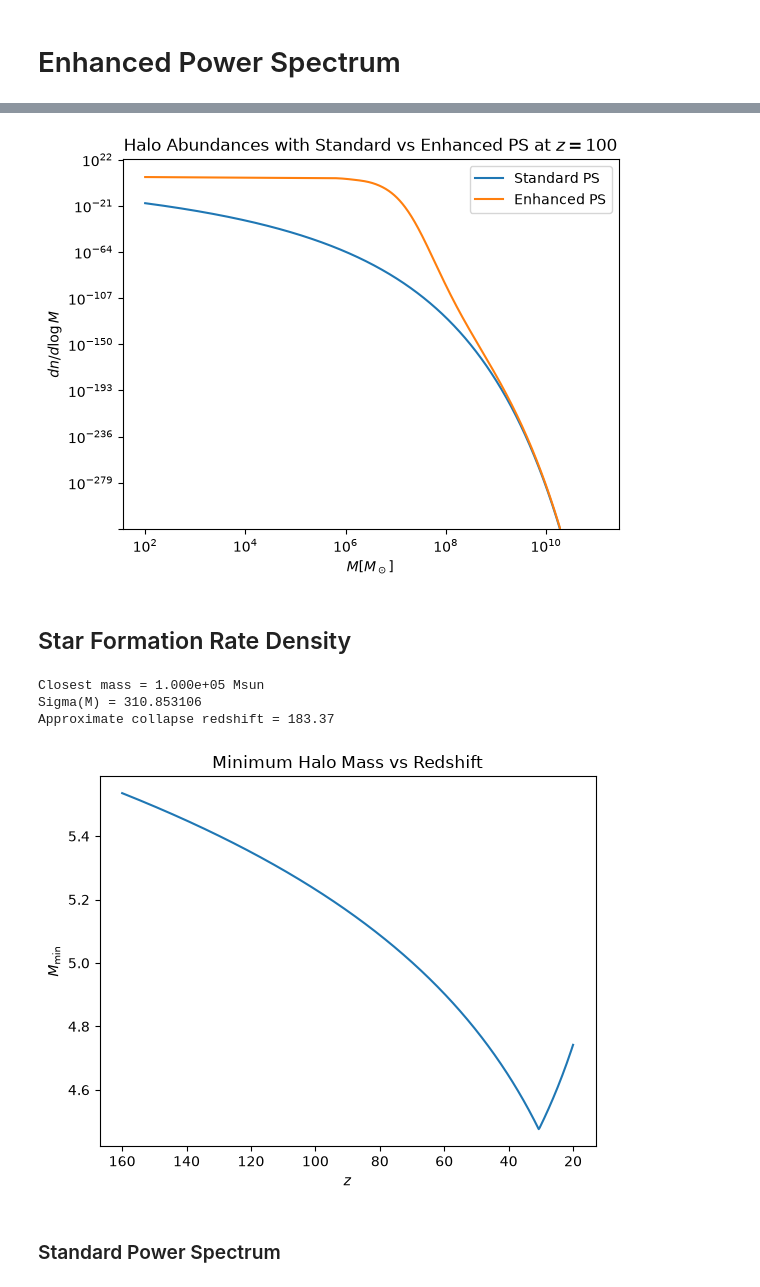
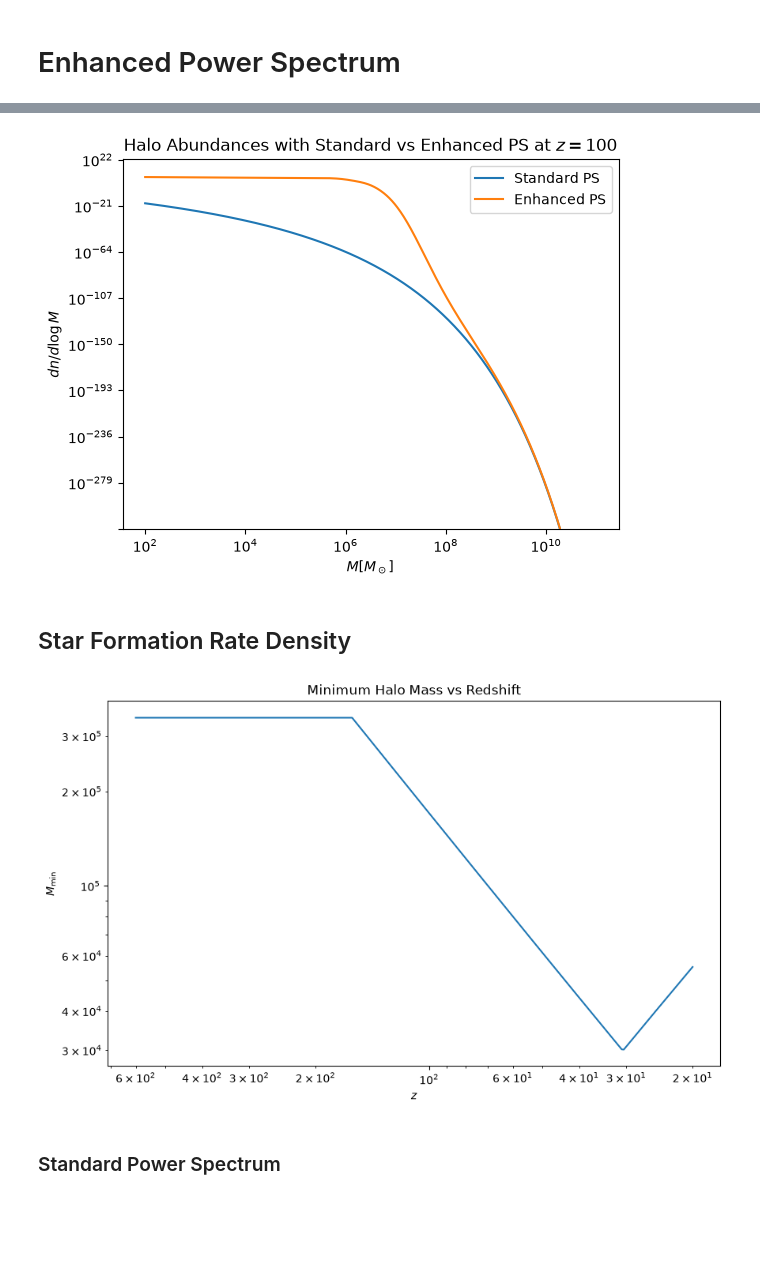
Before and after one commit to Galaxy-Formation-and-IGM/Enhanced-Primordial-Power-Spectrum, a Jupyter notebook: Notebooks/EnhancedPrimordial_PS.ipynb, the cells around one changed output, grey strips where cells are left out. Drawn from its saved outputs; the diff is of its cells as text; code cells hidden in the pictures; blank space fills up the shorter version.

Commit message:
Cosmological Reionization due to Enhanced PS

```diff
--- a/Notebooks/EnhancedPrimordial_PS.ipynb
+++ b/Notebooks/EnhancedPrimordial_PS.ipynb
@@ -139,7 +139,7 @@ def Pi_new(k, A_G, k_mean, k_std):
 # %%
 #Gaussian Parameters
 
-A_G_val = 10 ** 4 # Amplitude of the Gaussian
+A_G_val = 6 * 10 ** 3 # Amplitude of the Gaussian
 k_mean_val = np.array([30, 100, 270]) # Mean k around which the Gaussian is centered
 k_std_val = 50 # Spread of the Gaussian
 # %%
@@ -213,5 +213,5 @@ P_test_vals = np.zeros((len(k_mean_val), len(TS.z_range), len(k_range)))
 for p in range(len(k_mean_val)):
     for i in range(len(TS.z_range)):
         for j in range(len(k_range)):
-            P_test_vals[p, i, j] = A_new * P_new(k_range[j], TS.z_range[i], A_G_val, k_mean_val[p], k_std_val, cutoff=np.inf)
+            P_test_vals[p, i, j] = A_new ** 2 * P_new(k_range[j], TS.z_range[i], A_G_val, k_mean_val[p], k_std_val, cutoff=np.inf)
 # %%
@@ -515,7 +511,7 @@ def PS_mass_function_new(M, z): # Returns dn/dlog_10M
         * np.exp(-0.5 * nu**2)
     )
 # %%
-z_vals = [0,2,4,6,8,10,15,20,100]
+z_vals = [0, 10, 20, 30, 100]
 
 for z in z_vals:
 
@@ -586,9 +582,11 @@ plt.savefig(save_path, dpi=300, bbox_inches="tight")
 
 """
 
+#plt.ylim(0, 10**22)
+
 plt.show()
 # %% [output]
-[figure, old version]
+[figure, new version]
 # %% [markdown]
 ## Star Formation Rate Density
 # %%
@@ -629,61 +656,54 @@ def M_max(z):
-# %%
-# Target halo mass, we find SFRD from collapse redshift of halos at least of this mass
-M_target = 1e5
-
-# Index of the closest mass
-idx = np.argmin(np.abs(M_range_new - M_target))
-
-# Closest mass and corresponding sigma
-M_closest = M_range_new[idx]
-sigma_val = Enhanced_Sigma_Norm[idx]
-
-print(f"Closest mass = {M_closest:.3e} Msun")
-print(f"Sigma(M) = {sigma_val:.6f}")
-
-delta_c = cosmo.delta_c
-
-z_coll = sigma_val / delta_c - 1 # collapse redshift
-
-print(f"Approximate collapse redshift = {z_coll:.2f}")
-# %% [output]
-Closest mass = 1.000e+05 Msun
-Sigma(M) = 310.853106
-Approximate collapse redshift = 183.37
 # %%
 # We find that collapse redshift is greater than z=160 where temp law does not hold, we will use z=160 for now.
-z_early_grid = np.linspace(160, 20, 500)
+z_early_grid = np.linspace(600, 20, 1500)
 
 M_min_val_arr = np.zeros_like(z_early_grid) # initializing minimum mass array for each redshift
+#M_min_val_arr2 = np.zeros_like(z_early_grid) # initializing minimum mass array for each redshift
+
+"""
+
+# Finding minimum mass at each z gridpoint, strong coupling scheme
+for i in range(len(z_early_grid)):
+    M_min_val_arr[i] = M_min(z_early_grid[i])
+
+# Finding minimum mass at each z gridpoint, M_J scheme
+for i in range(len(z_early_grid)):
+    M_min_val_arr2[i] = M_min2(z_early_grid[i])
+
+
+"""
 
 # Finding minimum mass at each z gridpoint
 for i in range(len(z_early_grid)):
     M_min_val_arr[i] = M_min(z_early_grid[i])
 # %%
-plt.plot(z_early_grid, np.log10(M_min_val_arr))
+plt.figure(figsize=(10,6))
+plt.loglog(z_early_grid, (M_min_val_arr))
+#plt.loglog(z_early_grid, (M_min_val_arr2), label = r'Baryon Capture Condition')
 plt.xlabel(r'$z$')
 plt.ylabel(r'$M_\text{min}$')
 plt.title(r'Minimum Halo Mass vs Redshift')
 
 plt.gca().invert_xaxis()
 
 """
 
 save_dir = "../Figures/Enhanced_Primordial_PS/"
 
 # Create folder if it doesn't exist
 os.makedirs(save_dir, exist_ok=True)
 
 # Full path to output file
-save_path = os.path.join(save_dir, "MinimumHaloMass.png")
+save_path = os.path.join(save_dir, "MinimumHaloMass_BaryonCap.png")
 
 # Save figure
 plt.savefig(save_path, dpi=300, bbox_inches="tight")
 
 """
 
 plt.show()
 # %% [output]
-[figure, old version]
+[figure, new version]
 # %% [markdown]
 ### Standard Power Spectrum
 # %%
```
Also changed, not shown: parts of 21 cells of this notebook, 28 other files.
